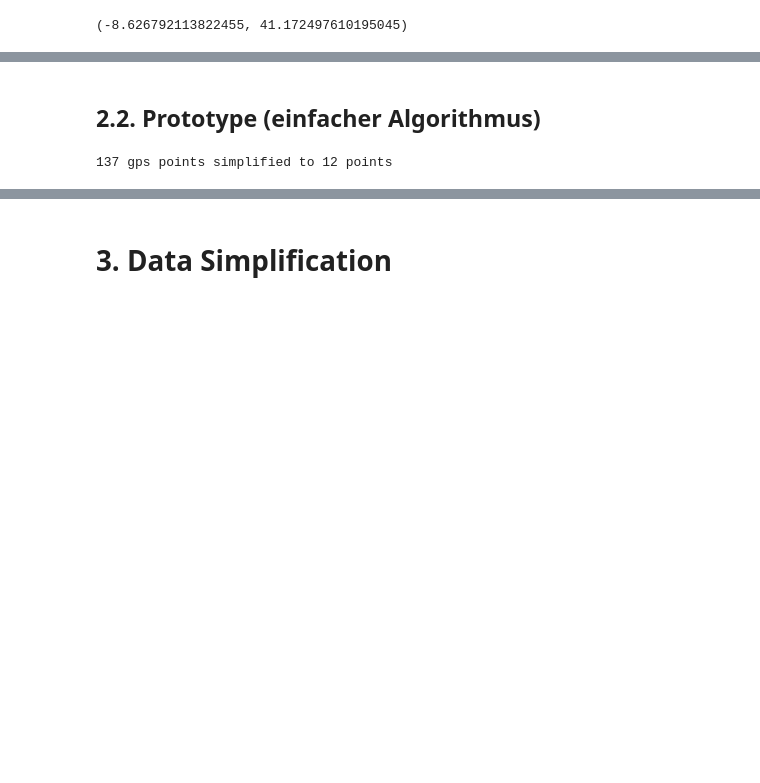
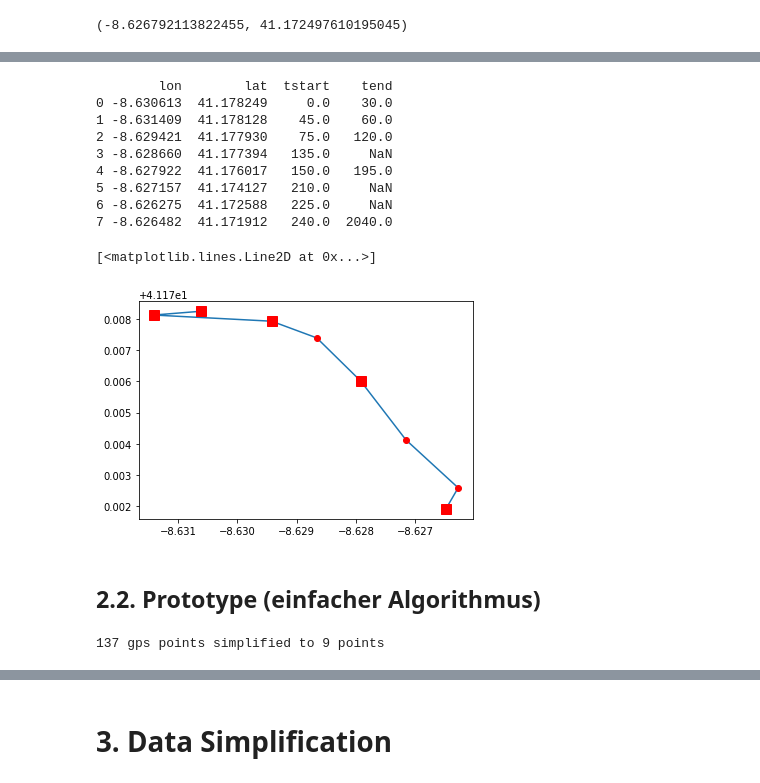
Before and after one commit to jiafug/dbpro, a Jupyter notebook: transform.ipynb, the cells around one changed output, grey strips where cells are left out. Cells and saved outputs as stored; diff of their text form; code cells hidden in the pictures; blank space fills up the shorter version.

```diff
--- a/transform.ipynb
+++ b/transform.ipynb
@@ -280,5 +401,5 @@ def stop_point_extraction(trajectory, time_threshold, distance_threshold):
 # %%
-time_threshold = 50
-distance_threshold = 10
-stop_point_extraction(coords, time_threshold, distance_threshold)
+time_threshold = 500
+distance_threshold = 60
+stop_points, stop_points_cluster = stop_point_extraction(coords, time_threshold, distance_threshold)
 # %% [output]
@@ -286,3 +447,27 @@ NameError: name 'coords' is not defined
+# %%
+new = coords.merge(stop_points,on=['lon','lat'],how='left')
+new = new[new.time_y.isnull()]
+new = new.rename(columns={"time_x": "tstart", "time_y": "tend"})
+route = stop_points_cluster.append(new)
+route = route.sort_values(by=['tstart']).reset_index(drop=True)
+print(route)
+polt_point_data = route[['lon', 'lat']].values
+polt_stop_point_data = stop_points_cluster[['lon', 'lat']].values
+plt.plot(polt_point_data[:,0], polt_point_data[:,1])
+plt.plot(polt_point_data[:,0], polt_point_data[:,1], 'ro')
+plt.plot(polt_stop_point_data[:,0], polt_stop_point_data[:,1], 's', color='red', markersize= 10)
+# %% [output]
+        lon        lat  tstart    tend
+0 -8.630613  41.178249     0.0    30.0
+1 -8.631409  41.178128    45.0    60.0
+2 -8.629421  41.177930    75.0   120.0
+3 -8.628660  41.177394   135.0     NaN
+4 -8.627922  41.176017   150.0   195.0
+5 -8.627157  41.174127   210.0     NaN
+6 -8.626275  41.172588   225.0     NaN
+7 -8.626482  41.171912   240.0  2040.0
+[<matplotlib.lines.Line2D at 0x...>]
+[figure, added]
 # %% [markdown]
 ## 2.2. Prototype (einfacher Algorithmus)
 # %%
@@ -295,14 +480,14 @@ p_cluster = pd.DataFrame(columns=['lon','lat','time'])
 for index, row in coords.iterrows():
     coord2 = row['lat'], row['lon']
     time2 = row['time']
-    if coord1 != None and gps.haversine(coord1, coord2) < 25:
+    if coord1 != None and gps.haversine(coord1, coord2) < 60:
         coords.drop(coords.index[[index-counter,index-counter]], inplace=True)
         counter += 1
     coord1 = row['lat'], row['lon']
     time1 = row['time']
 print("{} gps points simplified to {} points".format(points, coords.shape[0]))
 # %% [output]
-137 gps points simplified to 12 points
+137 gps points simplified to 9 points
 # %%
 fig = plt.figure()
 simplified_coords = coords[['lon', 'lat']].values
```
Also changed, not shown: parts of 9 cells of this notebook.
